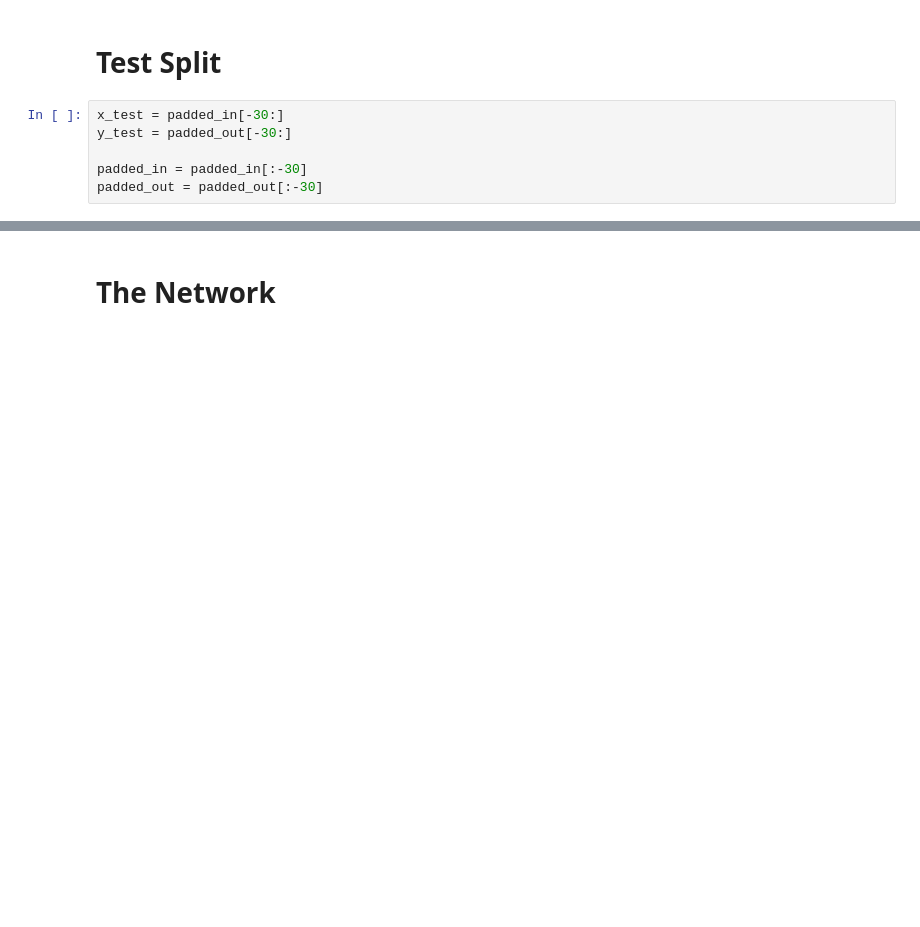
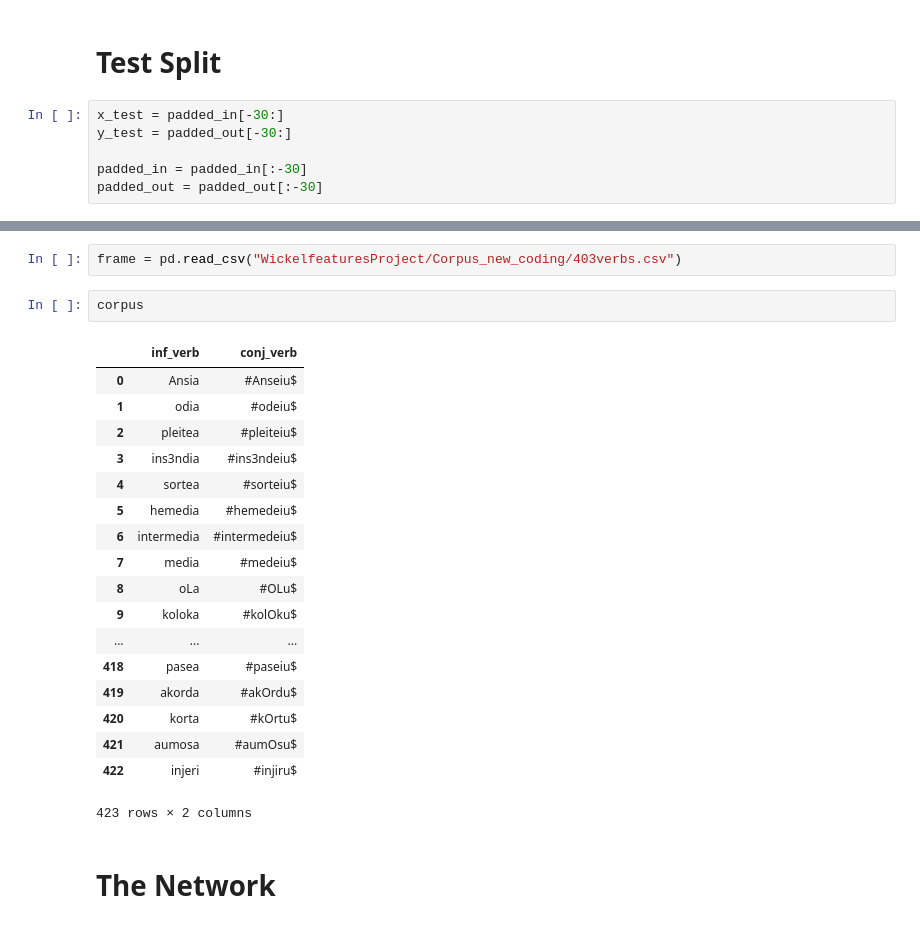
Before and after one commit to beatrizalbiero/MsResearch, a Jupyter notebook: input_features.ipynb, the cells around one changed output, grey strips where cells are left out. Drawn from its saved outputs; the diff is of its cells as text; blank space fills up the shorter version.

```diff
--- a/input_features.ipynb
+++ b/input_features.ipynb
@@ -205,3 +236,26 @@ padded_out = padded_out[:-30]
+# %%
+frame = pd.read_csv("WickelfeaturesProject/Corpus_new_coding/403verbs.csv")
+# %%
+corpus
+# %% [output]
+|  | inf_verb | conj_verb |
+| 0 | Ansia | #Anseiu$ |
+| 1 | odia | #odeiu$ |
+| 2 | pleitea | #pleiteiu$ |
+| 3 | ins3ndia | #ins3ndeiu$ |
+| 4 | sortea | #sorteiu$ |
+| 5 | hemedia | #hemedeiu$ |
+| 6 | intermedia | #intermedeiu$ |
+| 7 | media | #medeiu$ |
+| 8 | oLa | #OLu$ |
+| 9 | koloka | #kolOku$ |
+| ... | ... | ... |
+| 418 | pasea | #paseiu$ |
+| 419 | akorda | #akOrdu$ |
+| 420 | korta | #kOrtu$ |
+| 421 | aumosa | #aumOsu$ |
+| 422 | injeri | #injiru$ |
+423 rows × 2 columns
 # %% [markdown]
 # The Network
 # %%
```
Also changed, not shown: parts of 77 cells of this notebook, 1 other file.
